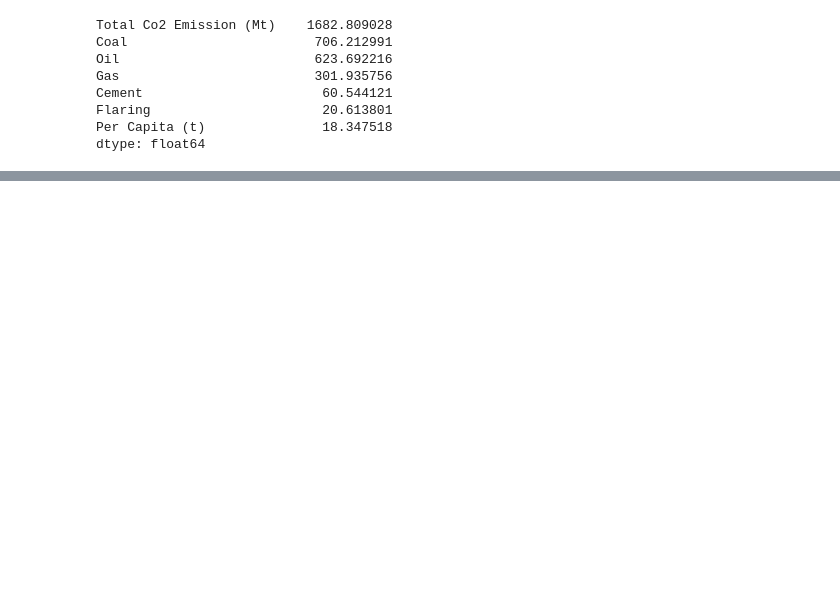
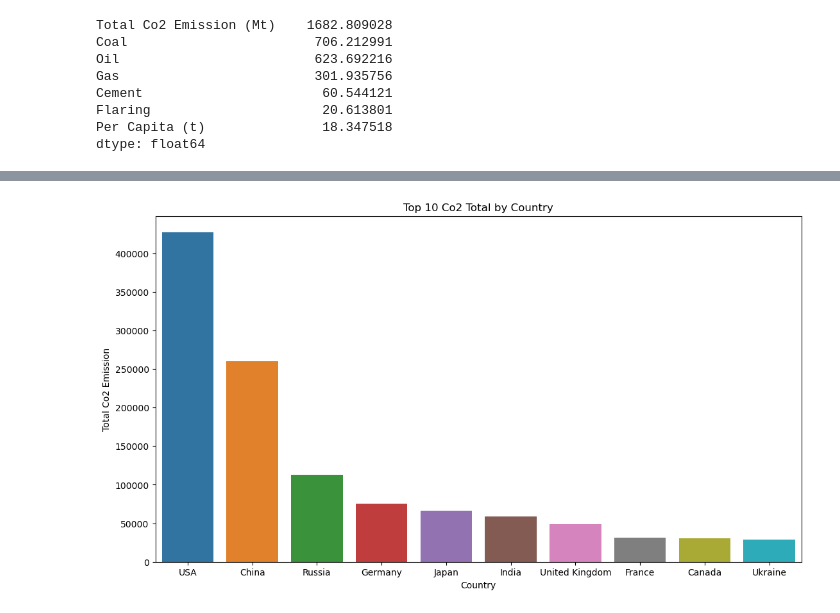
Before and after one commit to Chelsan98/Thesis_EDA_Markus_Oscar, a Jupyter notebook: EDA_CO2_no_nan.ipynb, the cells around one changed output, grey strips where cells are left out. Drawn from its saved outputs; the diff is of its cells as text; code cells hidden in the pictures; blank space fills up the shorter version.

```diff
--- a/EDA_CO2_no_nan.ipynb
+++ b/EDA_CO2_no_nan.ipynb
@@ -139,0 +196,14 @@ dtype: float64
+# %%
+drop_global= dataCo2[(dataCo2["Country"]=="Global")].index
+top_10 = dataCo2.drop(drop_global,inplace=True) # remove global since we want to examine countries and not the world as a whole
+top_10 = dataCo2.groupby('Country')['Total Co2 Emission (Mt)'].sum().nlargest(10).reset_index() # Add the total emission per country and select the ten highest values
+
+plt.figure(figsize=(13, 7))
+sbn.barplot(data=top_10, x='Country', y='Total Co2 Emission (Mt)')
+plt.xlabel('Country')
+plt.ylabel('Total Co2 Emission')
+plt.title('Top 10 Co2 Total by Country')
+
+plt.show()
+# %% [output]
+[figure, added]
```
Also changed, not shown: parts of 4 cells of this notebook, 3 other files.
